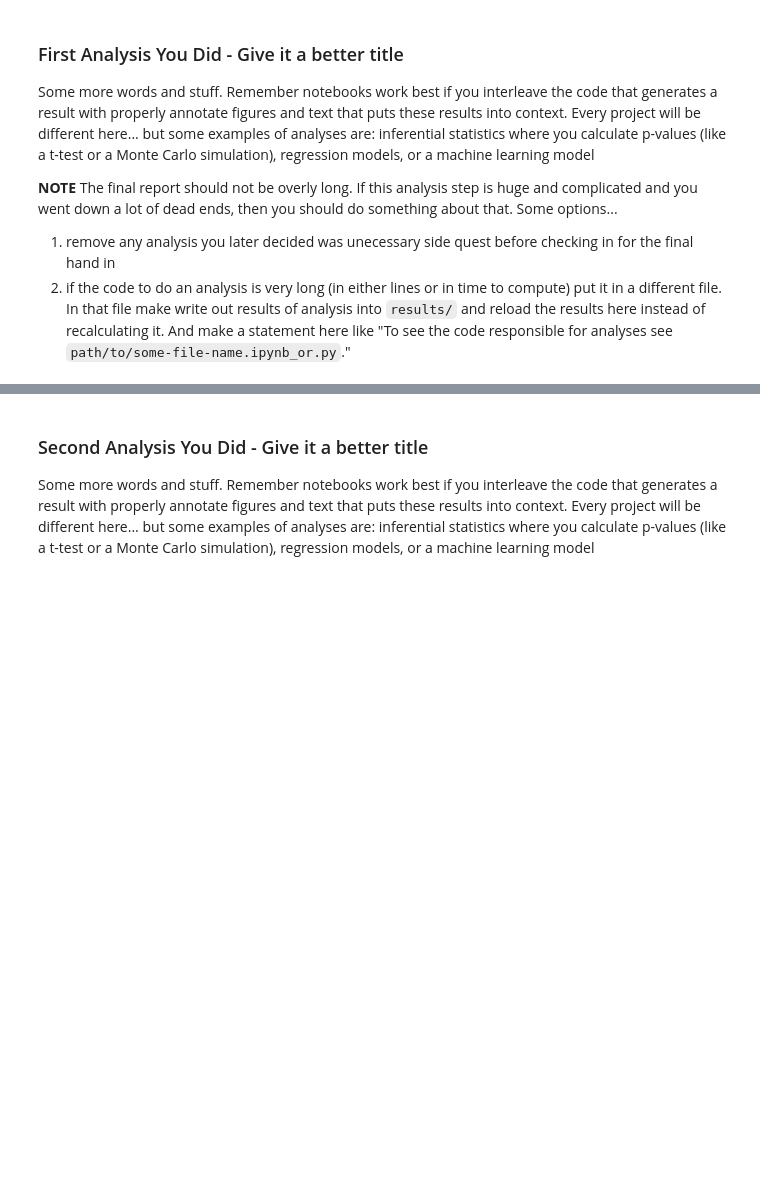
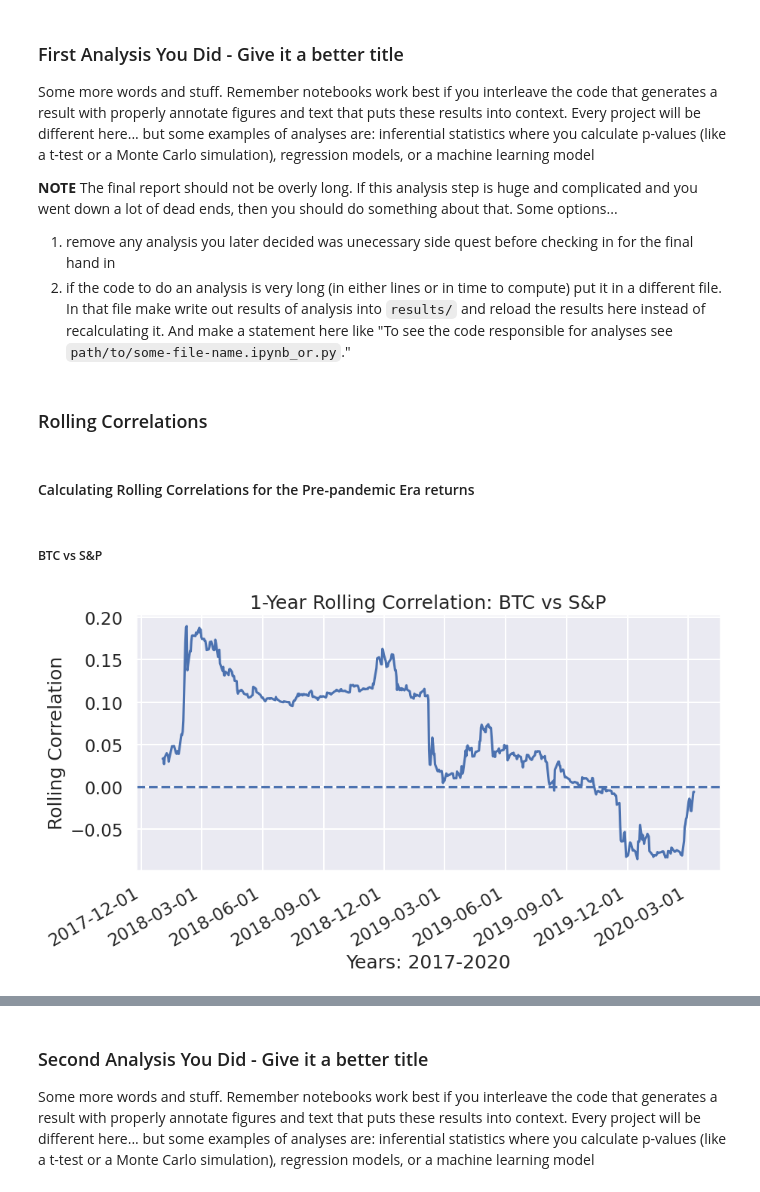
Before and after one commit to COGS108/Group110_WI26, a Jupyter notebook: 03-FinalProject.ipynb, the cells around one changed output, grey strips where cells are left out. Saved outputs shown, nothing was run; the diff lists cells and outputs as text; code cells hidden in the pictures; blank space fills up the shorter version.

Commit message:
Add X-axis title to all rolling correlations

```diff
--- a/03-FinalProject.ipynb
+++ b/03-FinalProject.ipynb
@@ -1132,0 +1251,33 @@ Some more words and stuff.  Remember notebooks work best if you interleave the c
+# %% [markdown]
+### Rolling Correlations
+# %% [markdown]
+#### Calculating Rolling Correlations for the Pre-pandemic Era returns
+# %% [markdown]
+##### BTC vs S&P
+# %%
+import matplotlib.dates as mdates
+window = 252  # Trading Days in a year
+df_pre["BTC vs S&P"] = (
+    df_pre["btc_log_return"]
+    .rolling(window)
+    .corr(df_pre["s&p_log_return"])
+)
+
+# Pre-pandemic BTC vs S&P returns
+fig, ax = plt.subplots(figsize=(10, 5))
+df_pre['Date'] = pd.to_datetime(df_pre['Date'])
+
+ax.plot(df_pre['Date'], df_pre["BTC vs S&P"])
+ax.axhline(0, linestyle="--")
+ax.set_title("1-Year Rolling Correlation: BTC vs S&P")
+ax.set_ylabel("Rolling Correlation")
+ax.set_xlabel("Years: 2017-2020")
+plt.gca().xaxis.set_major_locator(mdates.MonthLocator(interval=3))
+# Format the dates
+plt.gca().xaxis.set_major_formatter(mdates.DateFormatter('%Y-%m-%d'))
+plt.gcf().autofmt_xdate() # Rotation
+plt.show()
+fig.tight_layout()
+plt.show()
+# %% [output]
+[figure, added]
```
Also changed, not shown: parts of 50 cells of this notebook.
